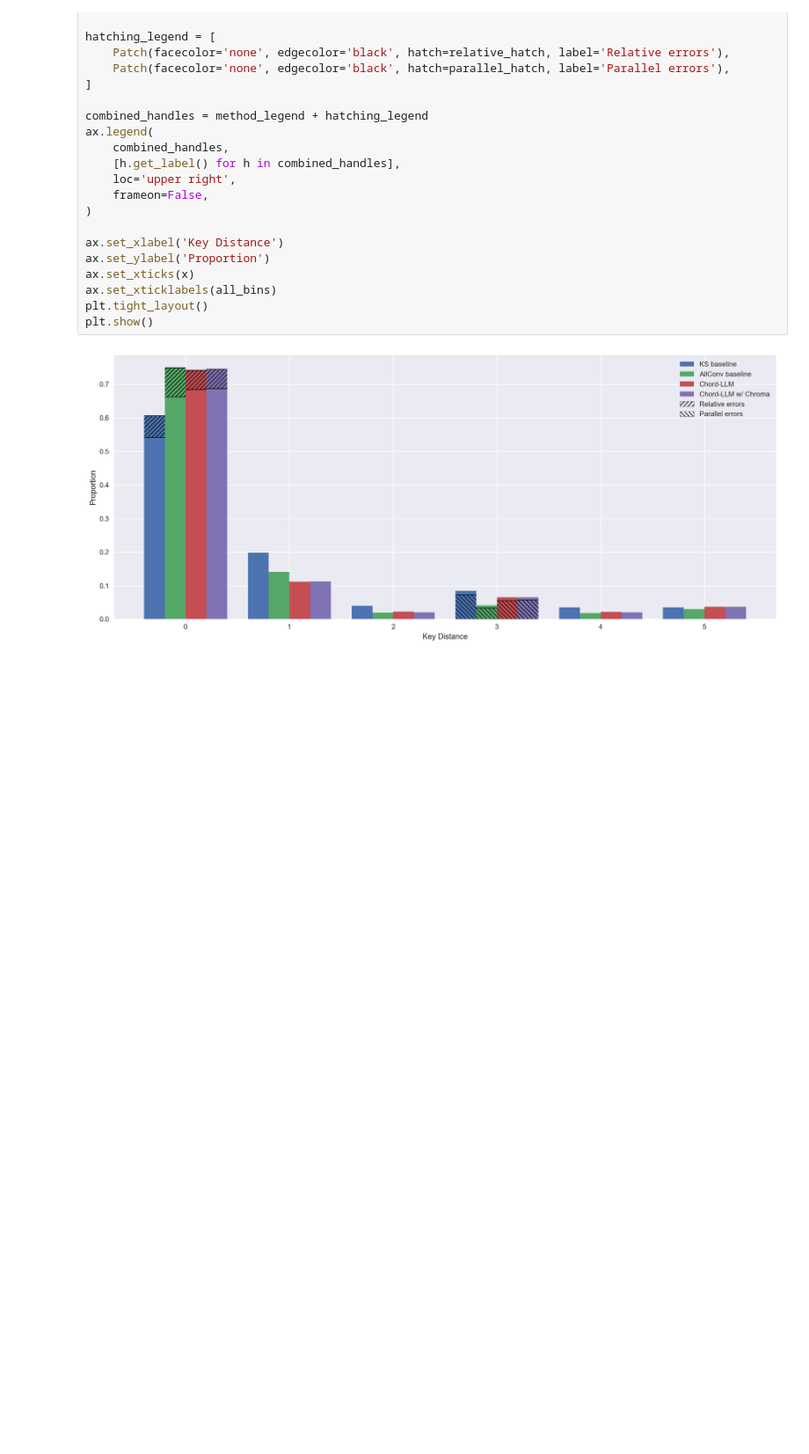
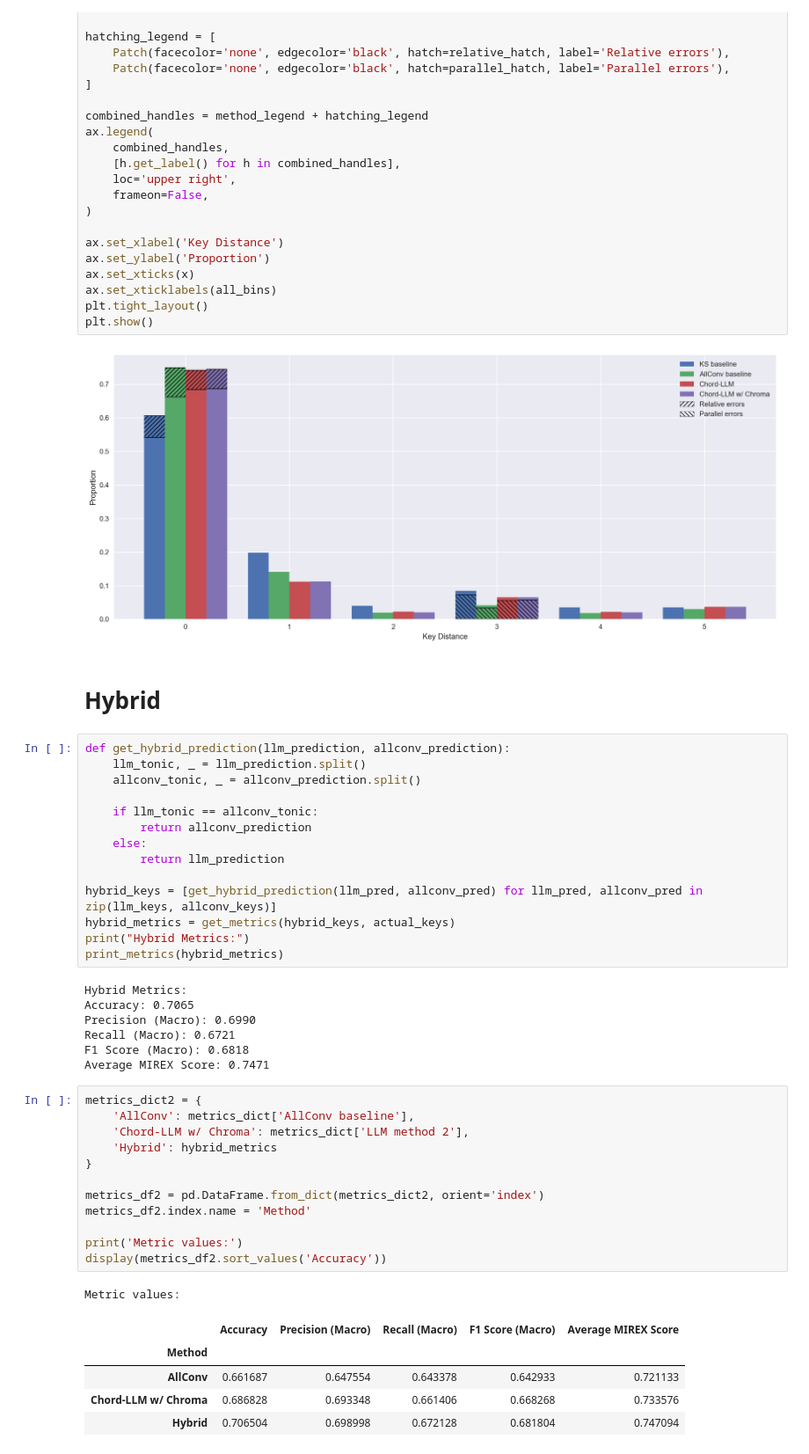
Before and after one commit to jeffgord/llm-key-estimation, a Jupyter notebook: evaluation/eval.ipynb, the cells around one changed output. Shown at 88% size. Saved outputs shown, nothing was run; the diff lists cells and outputs as text; blank space fills up the shorter version.

```diff
--- a/evaluation/eval.ipynb
+++ b/evaluation/eval.ipynb
@@ -520,3 +431,45 @@ plt.tight_layout()
 plt.show()
 # %% [output]
 [figure]
+# %% [markdown]
+# Hybrid
+# %%
+def get_hybrid_prediction(llm_prediction, allconv_prediction):
+    llm_tonic, _ = llm_prediction.split()
+    allconv_tonic, _ = allconv_prediction.split()
+
+    if llm_tonic == allconv_tonic:
+        return allconv_prediction
+    else:
+        return llm_prediction
+
+hybrid_keys = [get_hybrid_prediction(llm_pred, allconv_pred) for llm_pred, allconv_pred in zip(llm_keys, allconv_keys)]
+hybrid_metrics = get_metrics(hybrid_keys, actual_keys)
+print("Hybrid Metrics:")
+print_metrics(hybrid_metrics)
+# %% [output]
+Hybrid Metrics:
+Accuracy: 0.7065
+Precision (Macro): 0.6990
+Recall (Macro): 0.6721
+F1 Score (Macro): 0.6818
+Average MIREX Score: 0.7471
+# %%
+metrics_dict2 = {
+    'AllConv': metrics_dict['AllConv baseline'],
+    'Chord-LLM w/ Chroma': metrics_dict['LLM method 2'],
+    'Hybrid': hybrid_metrics
+}
+
+metrics_df2 = pd.DataFrame.from_dict(metrics_dict2, orient='index')
+metrics_df2.index.name = 'Method'
+
+print('Metric values:')
+display(metrics_df2.sort_values('Accuracy'))
+# %% [output]
+Metric values:
+|  | Accuracy | Precision (Macro) | Recall (Macro) | F1 Score (Macro) | Average MIREX Score |
+| Method |  |  |  |  |  |
+| AllConv | 0.661687 | 0.647554 | 0.643378 | 0.642933 | 0.721133 |
+| Chord-LLM w/ Chroma | 0.686828 | 0.693348 | 0.661406 | 0.668268 | 0.733576 |
+| Hybrid | 0.706504 | 0.698998 | 0.672128 | 0.681804 | 0.747094 |
```
Also changed, not shown: parts of 20 cells of this notebook, 2 other files.
